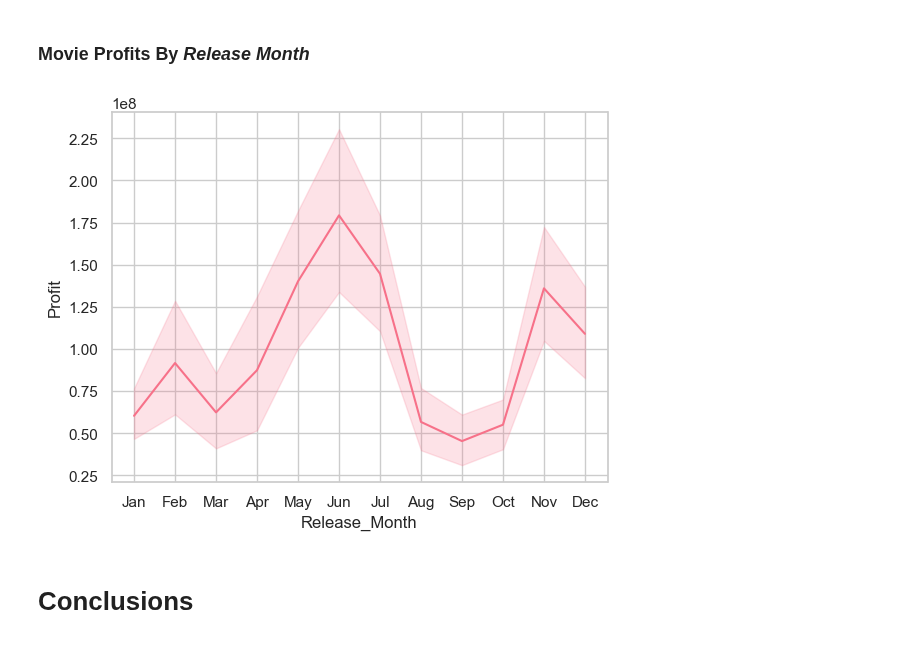
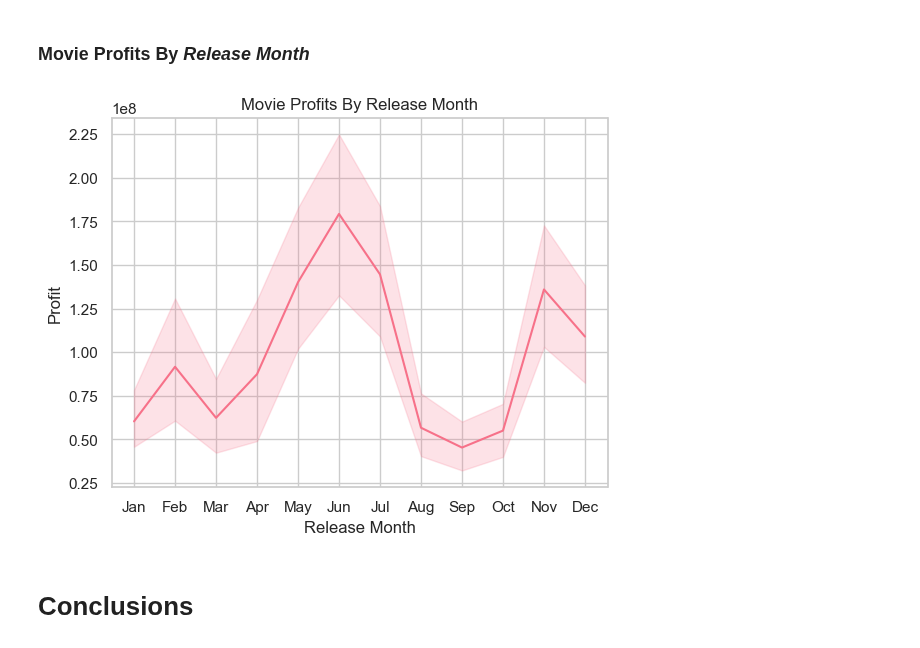
Before and after one commit to scarlettvalentin/movie_studio_project, a Jupyter notebook: notebook.ipynb, the cells around one changed output. Cells and saved outputs as stored; diff of their text form; code cells hidden in the pictures.

```diff
--- a/notebook.ipynb
+++ b/notebook.ipynb
@@ -602,10 +611,10 @@ plt.tight_layout();
 # %% [markdown]
 ### Movie Profits By *Release Month*
 # %%
-sns.lineplot(data=movies_data, x='Release_Month', y='Profit')
-sns.xlabel = 'Profit'
+ax = sns.lineplot(data=movies_data, x='Release_Month', y='Profit')
+ax.set(xlabel='Release Month', ylabel='Profit', title='Movie Profits By Release Month');
 # %% [output]
-[figure, old version]
+[figure, new version]
 # %% [markdown]
 # Conclusions
 # %% [markdown]
```
Also changed, not shown: parts of 1 cell of this notebook.
